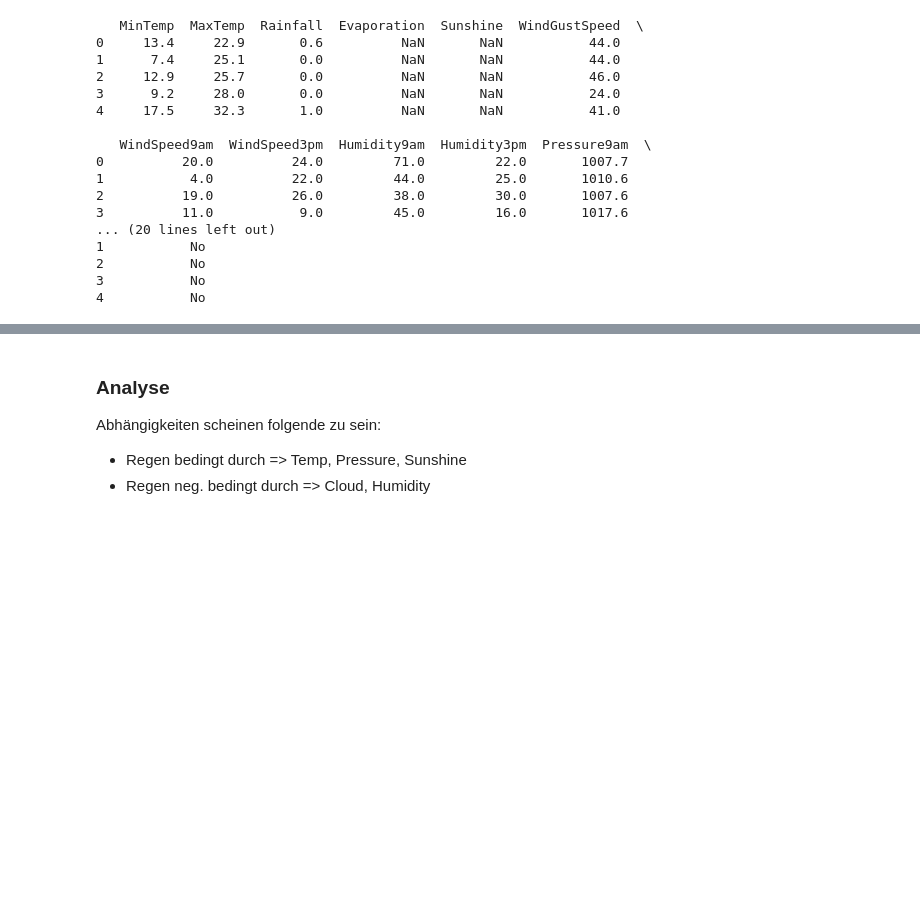
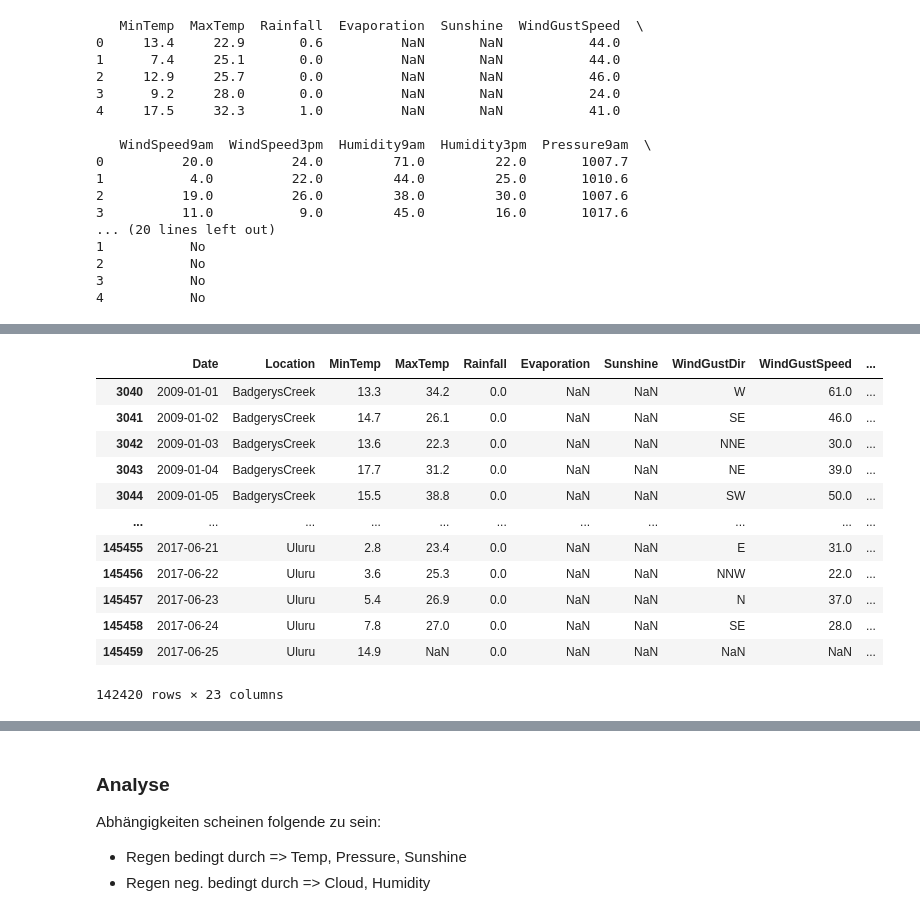
Before and after one commit to tobiasBayha/rainPredictionAustralia, a Jupyter notebook: notebooks/Tobias.ipynb, the cells around one changed output, grey strips where cells are left out. Drawn from its saved outputs; the diff is of its cells as text; code cells hidden in the pictures; blank space fills up the shorter version.

```diff
--- a/notebooks/Tobias.ipynb
+++ b/notebooks/Tobias.ipynb
@@ -218 +237,18 @@ Index(['MinTemp_-8.2', 'MinTemp_-8.0', 'MinTemp_-7.8', 'MinTemp_-7.6',
+# %%
+#df.head()
+df.loc[(df['Location'] != 'Albury')]
+# %% [output]
+|  | Date | Location | MinTemp | MaxTemp | Rainfall | Evaporation | Sunshine | WindGustDir | WindGustSpeed | ... |
+| 3040 | 2009-01-01 | BadgerysCreek | 13.3 | 34.2 | 0.0 | NaN | NaN | W | 61.0 | ... |
+| 3041 | 2009-01-02 | BadgerysCreek | 14.7 | 26.1 | 0.0 | NaN | NaN | SE | 46.0 | ... |
+| 3042 | 2009-01-03 | BadgerysCreek | 13.6 | 22.3 | 0.0 | NaN | NaN | NNE | 30.0 | ... |
+| 3043 | 2009-01-04 | BadgerysCreek | 17.7 | 31.2 | 0.0 | NaN | NaN | NE | 39.0 | ... |
+| 3044 | 2009-01-05 | BadgerysCreek | 15.5 | 38.8 | 0.0 | NaN | NaN | SW | 50.0 | ... |
+| ... | ... | ... | ... | ... | ... | ... | ... | ... | ... | ... |
+| 145455 | 2017-06-21 | Uluru | 2.8 | 23.4 | 0.0 | NaN | NaN | E | 31.0 | ... |
+| 145456 | 2017-06-22 | Uluru | 3.6 | 25.3 | 0.0 | NaN | NaN | NNW | 22.0 | ... |
+| 145457 | 2017-06-23 | Uluru | 5.4 | 26.9 | 0.0 | NaN | NaN | N | 37.0 | ... |
+| 145458 | 2017-06-24 | Uluru | 7.8 | 27.0 | 0.0 | NaN | NaN | SE | 28.0 | ... |
+| 145459 | 2017-06-25 | Uluru | 14.9 | NaN | 0.0 | NaN | NaN | NaN | NaN | ... |
+142420 rows × 23 columns
 # %% [markdown]
```
Also changed, not shown: parts of 9 cells of this notebook.
